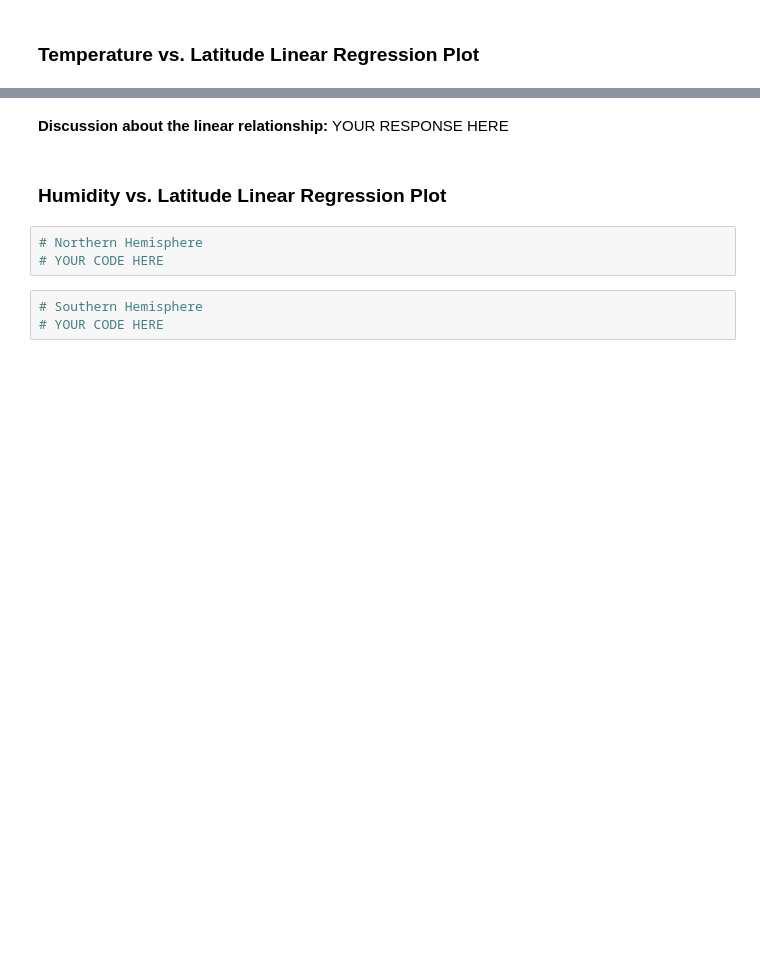
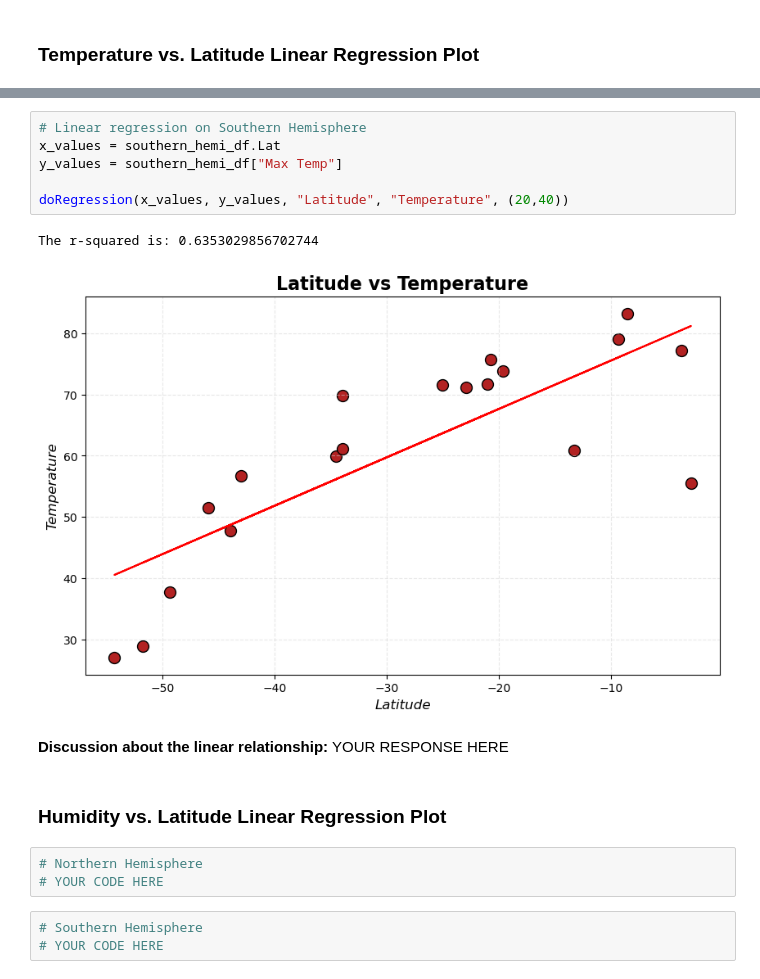
Before and after one commit to ajmonte0920/06_da_jun2024_hw_6_python-api-challenge, a Jupyter notebook: WeatherPy/WeatherPy.ipynb, the cells around one changed output, grey strips where cells are left out. Saved outputs shown, nothing was run; the diff lists cells and outputs as text; blank space fills up the shorter version.

```diff
--- a/WeatherPy/WeatherPy.ipynb
+++ b/WeatherPy/WeatherPy.ipynb
@@ -414,3 +418,12 @@ southern_hemi_df.head()
+# %%
+# Linear regression on Southern Hemisphere
+x_values = southern_hemi_df.Lat
+y_values = southern_hemi_df["Max Temp"]
+
+doRegression(x_values, y_values, "Latitude", "Temperature", (20,40))
+# %% [output]
+The r-squared is: 0.6353029856702744
+[figure, added]
 # %% [markdown]
 **Discussion about the linear relationship:** YOUR RESPONSE HERE
 # %% [markdown]
```
Also changed, not shown: parts of 4 cells of this notebook.
